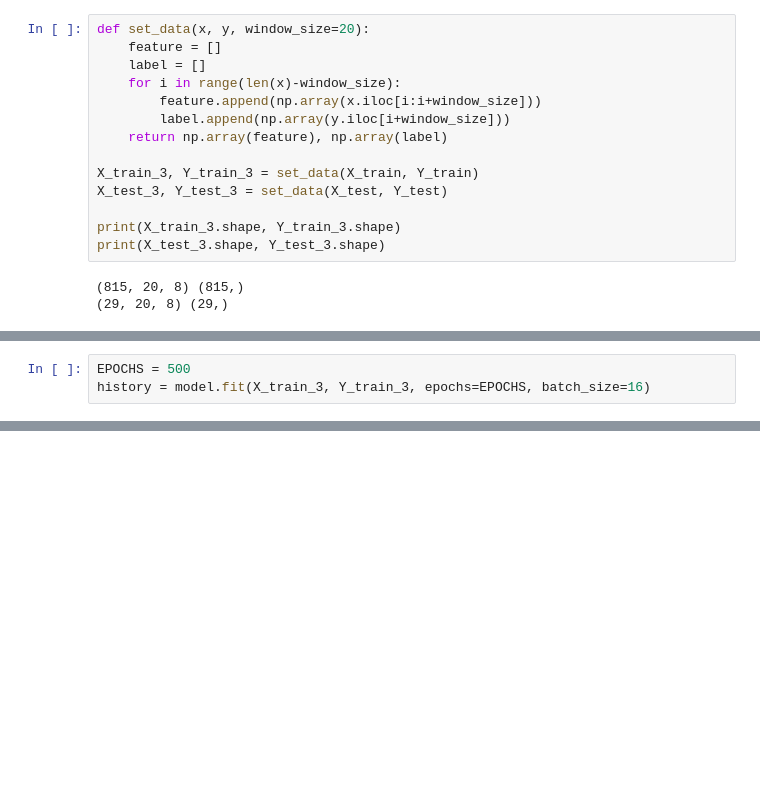
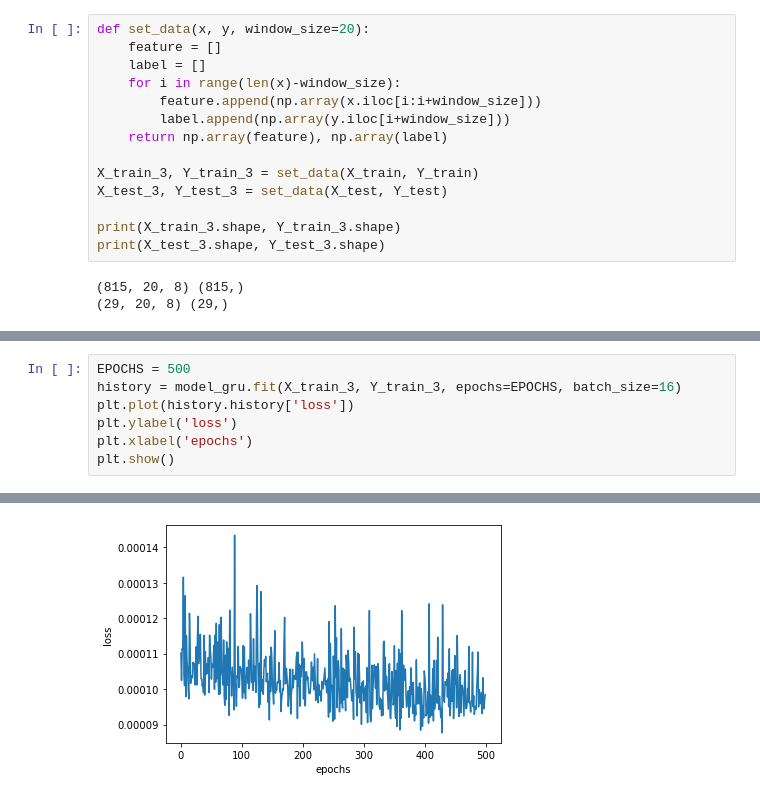
Before and after one commit to hooNpk/ML_practice, a Jupyter notebook: carbon/박정훈_2016313844_기말프로젝트.ipynb, the cells around one changed output, grey strips where cells are left out. Saved outputs shown, nothing was run; the diff lists cells and outputs as text; blank space fills up the shorter version.

```diff
--- a/carbon/박정훈_2016313844_기말프로젝트.ipynb
+++ b/carbon/박정훈_2016313844_기말프로젝트.ipynb
@@ -247,5 +314,9 @@ None
 # %%
 EPOCHS = 500
-history = model.fit(X_train_3, Y_train_3, epochs=EPOCHS, batch_size=16)
+history = model_gru.fit(X_train_3, Y_train_3, epochs=EPOCHS, batch_size=16)
+plt.plot(history.history['loss'])
+plt.ylabel('loss')
+plt.xlabel('epochs')
+plt.show()
 # %% [output]
 Epoch 1/500
@@ -268 +339,2 @@ Epoch 500/500
+[figure, added]
 # %%
```
Also changed, not shown: parts of 11 cells of this notebook, 1 other file.
